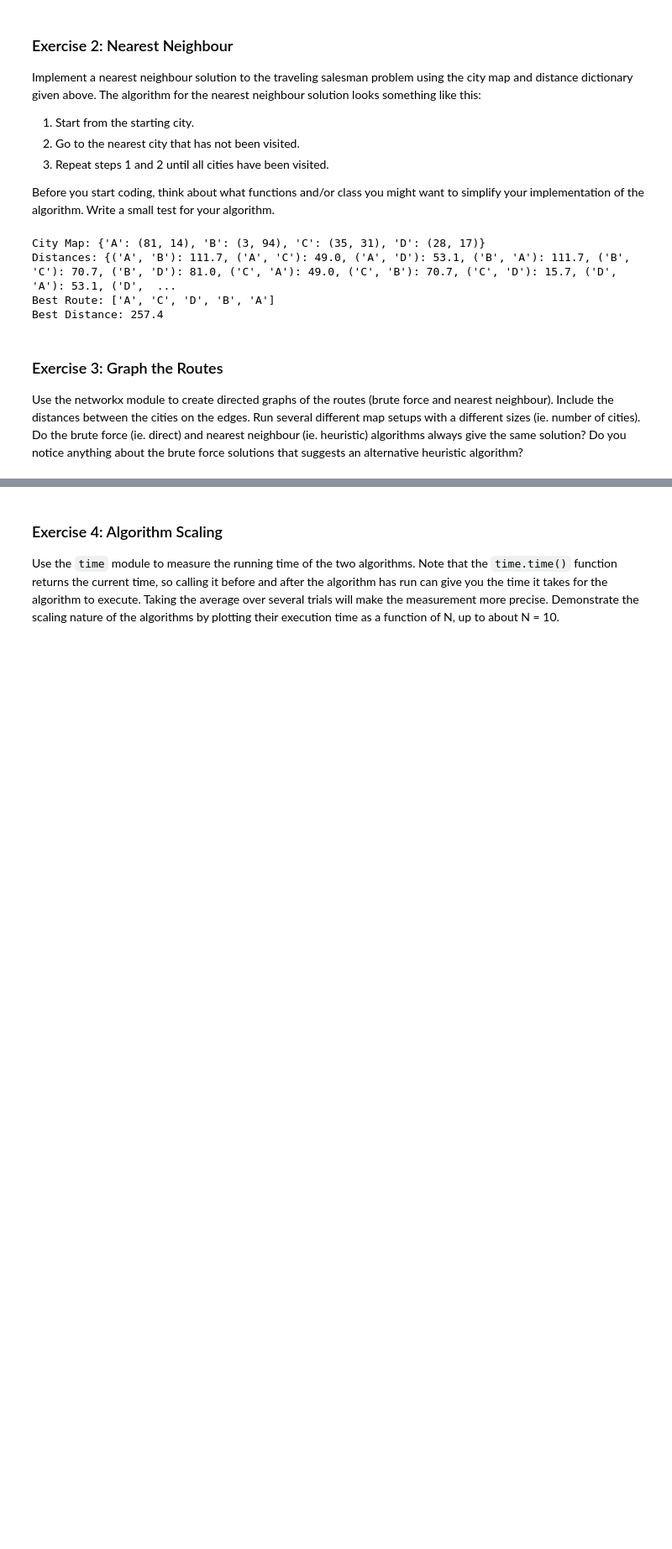
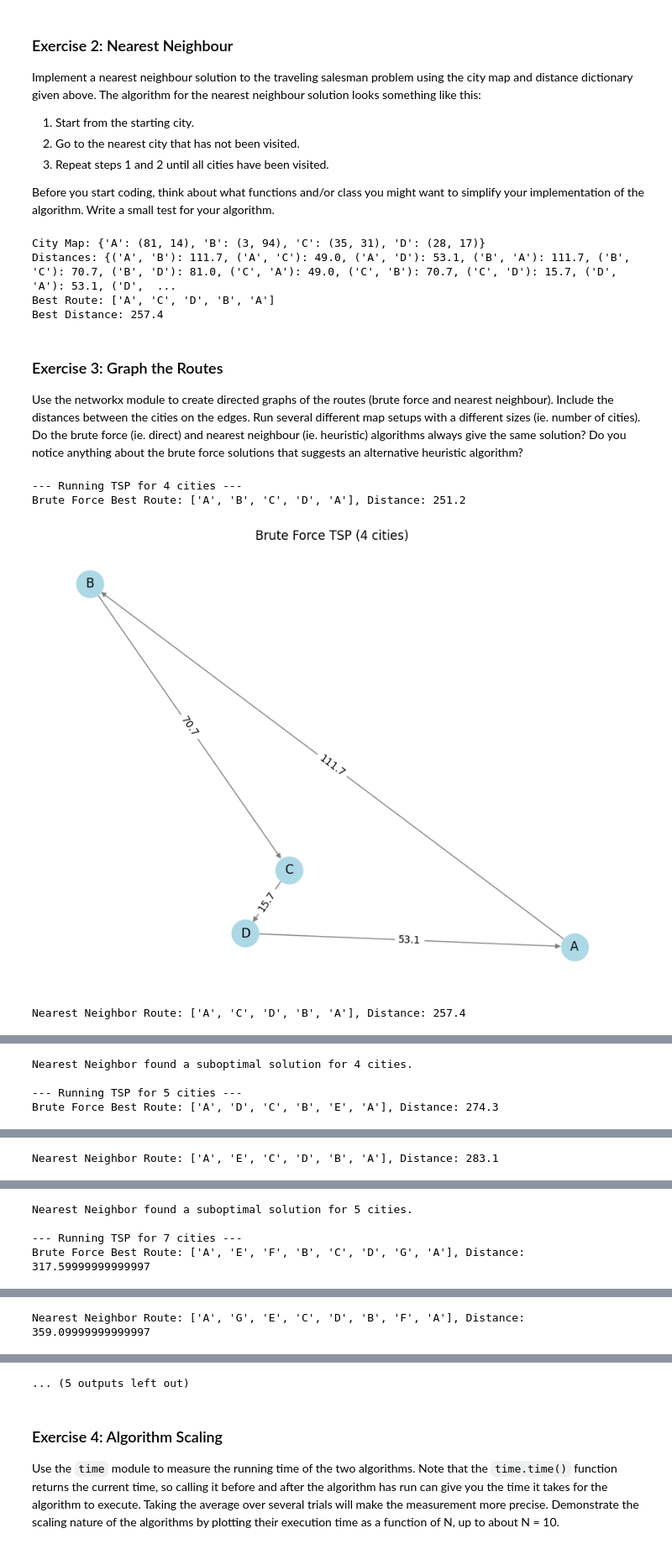
Before and after one commit to Jasn001/COMP_215, a Jupyter notebook: labs/lab05_scaling.ipynb, the cells around one changed output, grey strips where cells are left out. Shown: that part at 84% size. Drawn from its saved outputs; the diff is of its cells as text; code cells hidden in the pictures; blank space fills up the shorter version.

```diff
--- a/labs/lab05_scaling.ipynb
+++ b/labs/lab05_scaling.ipynb
@@ -186,0 +185,51 @@ Use the networkx module to create directed graphs of the routes (brute force and
+# %%
+def graph_solution(city_map, route, distances, title):
+    '''Visualize the TSP route using networkx.'''
+    G = nx.DiGraph()
+    pos = city_map
+
+    # Add nodes
+    G.add_nodes_from(city_map.keys())
+
+    # Add edges with distances as labels
+    for i in range(len(route) - 1):
+        city1, city2 = route[i], route[i+1]
+        G.add_edge(city1, city2, weight=distances[(city1, city2)])
+
+    # Draw the graph
+    plt.figure(figsize=(8,6))
+    nx.draw(G, pos, with_labels=True, node_color='lightblue', edge_color='gray', node_size=700, font_size=12)
+    labels = {(city1, city2): distances[(city1, city2)] for city1, city2 in G.edges()}
+    nx.draw_networkx_edge_labels(G, pos, edge_labels=labels, font_size=10)
+
+    plt.title(title)
+    plt.show()
+
+# Run TSP algorithms on different map sizes
+for size in [4, 5, 7, 10]:
+    print(f"\n--- Running TSP for {size} cities ---")
+
+    city_map = setup_map(size, seed=42)
+    distances = calculate_distances(city_map)
+
+    # Brute Force Solution
+    bf_route, bf_distance = brute_force_tsp(city_map, distances)
+    print(f"Brute Force Best Route: {bf_route}, Distance: {bf_distance}")
+    graph_solution(city_map, bf_route, distances, f"Brute Force TSP ({size} cities)")
+
+    # Nearest Neighbor Solution
+    start_city = 'A'  # Starting from 'A' for consistency
+    nn_route, nn_distance = nearest_neighbor_tsp(city_map, distances, start_city)
+    print(f"Nearest Neighbor Route: {nn_route}, Distance: {nn_distance}")
+    graph_solution(city_map, nn_route, distances, f"Nearest Neighbor TSP ({size} cities)")
+
+    # Compare results
+    if nn_distance == bf_distance:
+        print(f"Nearest Neighbor found the optimal solution for {size} cities!")
+    else:
+        print(f"Nearest Neighbor found a suboptimal solution for {size} cities.")
+# %% [output]
+--- Running TSP for 4 cities ---
+Brute Force Best Route: ['A', 'B', 'C', 'D', 'A'], Distance: 251.2
+[figure, added]
+Nearest Neighbor Route: ['A', 'C', 'D', 'B', 'A'], Distance: 257.4
@@ -186,0 +237,4 @@ Use the networkx module to create directed graphs of the routes (brute force and
+Nearest Neighbor found a suboptimal solution for 4 cities.
+
+--- Running TSP for 5 cities ---
+Brute Force Best Route: ['A', 'D', 'C', 'B', 'E', 'A'], Distance: 274.3
@@ -186,0 +242 @@ Use the networkx module to create directed graphs of the routes (brute force and
+Nearest Neighbor Route: ['A', 'E', 'C', 'D', 'B', 'A'], Distance: 283.1
@@ -186,0 +244,4 @@ Use the networkx module to create directed graphs of the routes (brute force and
+Nearest Neighbor found a suboptimal solution for 5 cities.
+
+--- Running TSP for 7 cities ---
+Brute Force Best Route: ['A', 'E', 'F', 'B', 'C', 'D', 'G', 'A'], Distance: 317.59999999999997
@@ -186,0 +249 @@ Use the networkx module to create directed graphs of the routes (brute force and
+Nearest Neighbor Route: ['A', 'G', 'E', 'C', 'D', 'B', 'F', 'A'], Distance: 359.09999999999997
@@ -187,3 +251,4 @@ Use the networkx module to create directed graphs of the routes (brute force and
+... (5 outputs left out)
 # %% [markdown]
 ### Exercise 4: Algorithm Scaling
 
```
Also changed, not shown: parts of 2 cells of this notebook.
